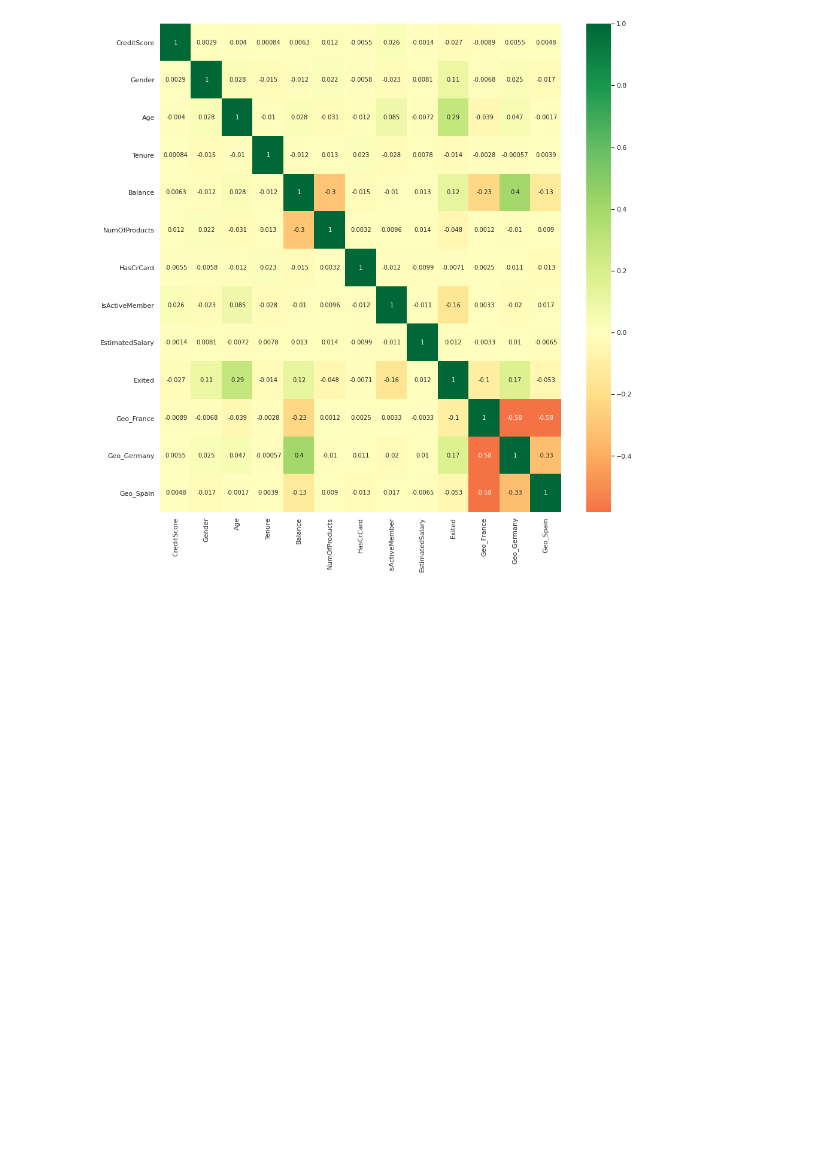
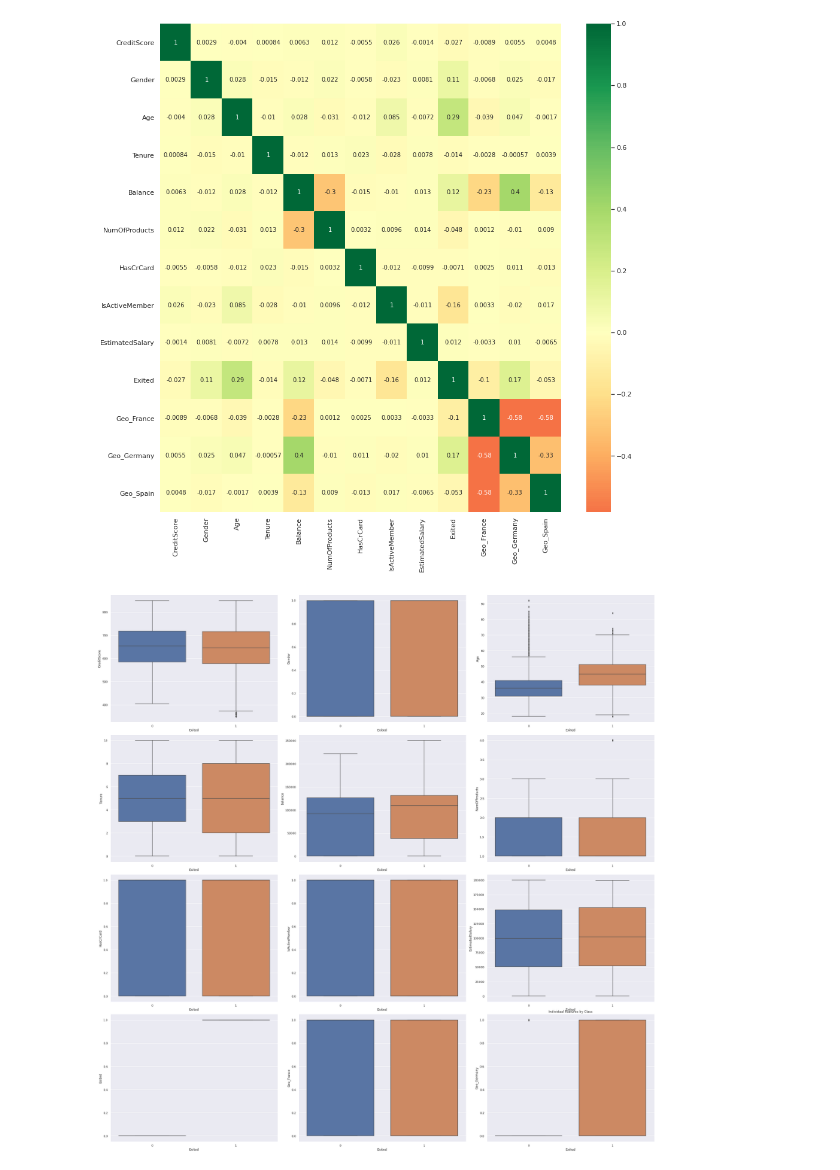
Before and after one commit to Arnabsaha6/Machine-Learning, a Jupyter notebook: Customer_Churn_Prediction.ipynb, the cells around one changed output. Drawn from its saved outputs; the diff is of its cells as text; code cells hidden in the pictures; blank space fills up the shorter version.

```diff
--- a/Customer_Churn_Prediction.ipynb
+++ b/Customer_Churn_Prediction.ipynb
@@ -137,3 +137,21 @@ plt.figure(figsize=(15,15))
 p=sns.heatmap(churn_data_encoded.corr(), annot=True,cmap='RdYlGn',center=0)
 # %% [output]
 [figure]
+# %%
+# Let's check the distribution of y variable corresponding to every feature/x variable
+
+fig,ax = plt.subplots(nrows = 4, ncols=3, figsize=(30,30))
+row = 0
+col = 0
+for i in range(len(churn_data_encoded.columns) -1):
+    if col > 2:
+        row += 1
+        col = 0
+    axes = ax[row,col]
+    sns.boxplot(x = churn_data_encoded['Exited'], y = churn_data_encoded[churn_data_encoded.columns[i]],ax = axes)
+    col += 1
+plt.tight_layout()
+plt.title("Individual Features by Class")
+plt.show()
+# %% [output]
+[figure, added]
```
